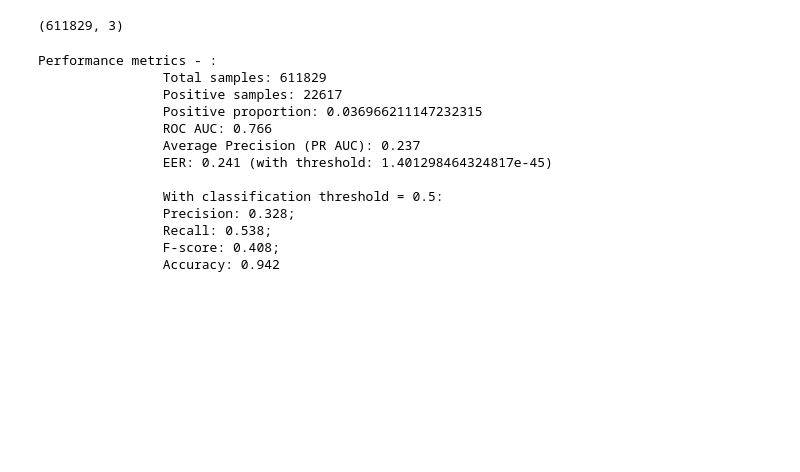
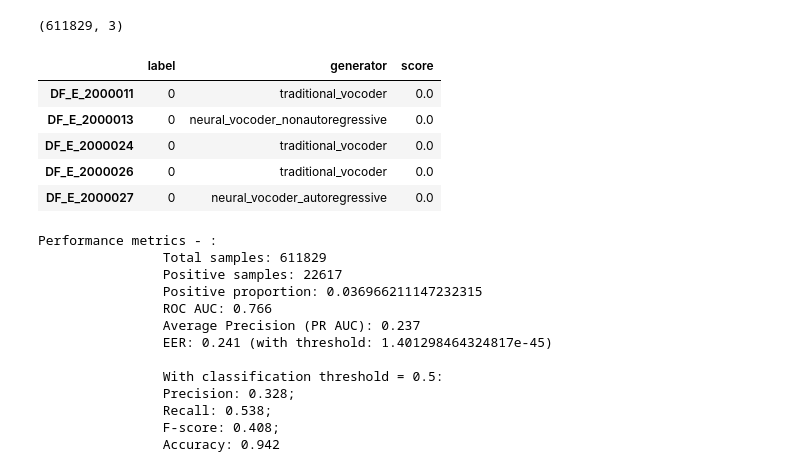
Before and after one commit to cassuci/adf-detector, a Jupyter notebook: autoencoder/eval.ipynb, the cells around one changed output. Cells and saved outputs as stored; diff of their text form; code cells hidden in the pictures; blank space fills up the shorter version.

Commit message:
small improv to eval nb

```diff
--- a/autoencoder/eval.ipynb
+++ b/autoencoder/eval.ipynb
@@ -409,11 +407,8 @@ itw = False
 # %%
-if not itw:
-    true, files, generators = genSpoof_list('/mnt/f/downloads/avs/trial_metadata.txt', return_generator=True)
-    #true, files = genSpoof_list('F:\\downloads\\avs\\trial_metadata.txt')
-    #true, filelist = genSpoof_list_inthewild('/mnt/f/downloads/release_in_the_wild/meta.csv')
-    preds, files_pred = genSpoof_list('autoencoder/eval_detector_bigger.out', is_eval=True)
-    preds_df = pd.DataFrame.from_dict(preds, columns=['score'], orient='index')
-    preds_df = preds_df.astype(float)
+true, files, generators = genSpoof_list('/mnt/f/downloads/avs/trial_metadata.txt', return_generator=True)
+preds, files_pred = genSpoof_list('autoencoder/eval_detector_bigger.out', is_eval=True)
+preds_df = pd.DataFrame.from_dict(preds, columns=['score'], orient='index')
+preds_df = preds_df.astype(float)
 # %%
 import pandas as pd
 true_df = pd.DataFrame.from_dict(true, columns=['label'], orient='index')
@@ -440,6 +435,15 @@ compare['label'] = compare['label'].astype(int)
 compare.shape
 # %% [output]
 (611829, 3)
+# %%
+compare.head()
+# %% [output]
+|  | label | generator | score |
+| DF_E_2000011 | 0 | traditional_vocoder | 0.0 |
+| DF_E_2000013 | 0 | neural_vocoder_nonautoregressive | 0.0 |
+| DF_E_2000024 | 0 | traditional_vocoder | 0.0 |
+| DF_E_2000026 | 0 | traditional_vocoder | 0.0 |
+| DF_E_2000027 | 0 | neural_vocoder_autoregressive | 0.0 |
 # %%
 evaluator = BinaryPerformance(compare['label'], compare['score'])
 evaluator.evaluate_binary_performance()
```
Also changed, not shown: parts of 1 cell of this notebook.
